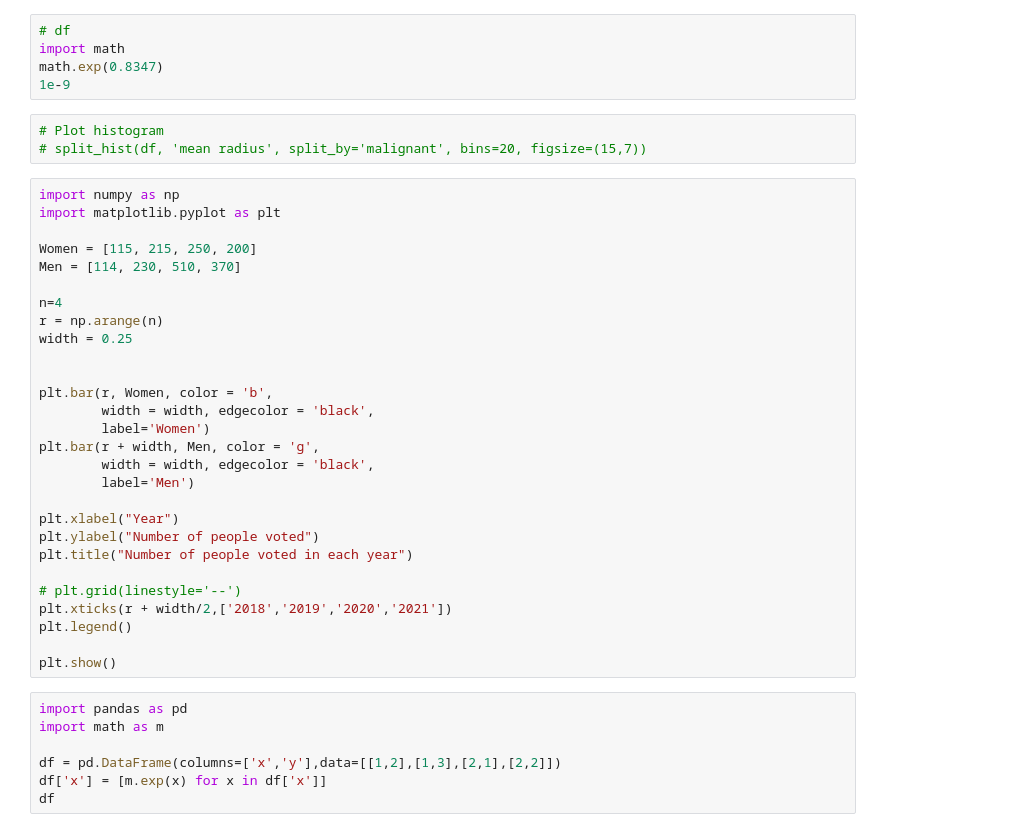
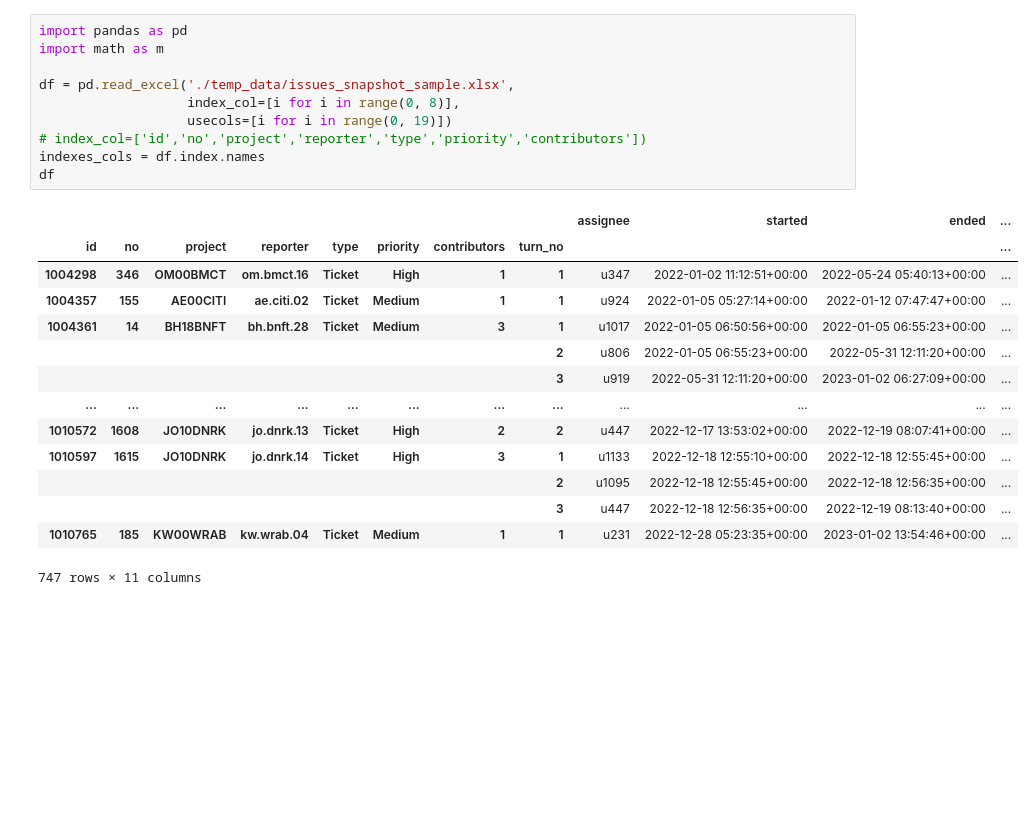
Before and after one commit to mohammadabdellatif/toward-performance-appraisal-automation-thesis, a Jupyter notebook: Untitled.ipynb, the cells around one changed output. Cells and saved outputs as stored; diff of their text form; blank space fills up the shorter version.

```diff
--- a/Untitled.ipynb
+++ b/Untitled.ipynb
@@ -10,43 +1,25 @@ from dython.data_utils import split_hist
-# %%
-# df
-import math
-math.exp(0.8347)
-1e-9
-# %%
-# Plot histogram
-# split_hist(df, 'mean radius', split_by='malignant', bins=20, figsize=(15,7))
-# %%
-import numpy as np
-import matplotlib.pyplot as plt
-
-Women = [115, 215, 250, 200]
-Men = [114, 230, 510, 370]
-
-n=4
-r = np.arange(n)
-width = 0.25
-
-
-plt.bar(r, Women, color = 'b',
-		width = width, edgecolor = 'black',
-		label='Women')
-plt.bar(r + width, Men, color = 'g',
-		width = width, edgecolor = 'black',
-		label='Men')
-
-plt.xlabel("Year")
-plt.ylabel("Number of people voted")
-plt.title("Number of people voted in each year")
-
-# plt.grid(linestyle='--')
-plt.xticks(r + width/2,['2018','2019','2020','2021'])
-plt.legend()
-
-plt.show()
-# %%
-import pandas as pd
-import math as m
-
-df = pd.DataFrame(columns=['x','y'],data=[[1,2],[1,3],[2,1],[2,2]])
-df['x'] = [m.exp(x) for x in df['x']]
-df
+# %%
+import pandas as pd
+import math as m
+
+df = pd.read_excel('./temp_data/issues_snapshot_sample.xlsx',
+                   index_col=[i for i in range(0, 8)],
+                   usecols=[i for i in range(0, 19)])
+# index_col=['id','no','project','reporter','type','priority','contributors'])
+indexes_cols = df.index.names
+df
+# %% [output]
+|  |  |  |  |  |  |  |  | assignee | started | ended | ... |
+| id | no | project | reporter | type | priority | contributors | turn_no |  |  |  | ... |
+| 1004298 | 346 | OM00BMCT | om.bmct.16 | Ticket | High | 1 | 1 | u347 | 2022-01-02 11:12:51+00:00 | 2022-05-24 05:40:13+00:00 | ... |
+| 1004357 | 155 | AE00CITI | ae.citi.02 | Ticket | Medium | 1 | 1 | u924 | 2022-01-05 05:27:14+00:00 | 2022-01-12 07:47:47+00:00 | ... |
+| 1004361 | 14 | BH18BNFT | bh.bnft.28 | Ticket | Medium | 3 | 1 | u1017 | 2022-01-05 06:50:56+00:00 | 2022-01-05 06:55:23+00:00 | ... |
+|  |  |  |  |  |  |  | 2 | u806 | 2022-01-05 06:55:23+00:00 | 2022-05-31 12:11:20+00:00 | ... |
+|  |  |  |  |  |  |  | 3 | u919 | 2022-05-31 12:11:20+00:00 | 2023-01-02 06:27:09+00:00 | ... |
+| ... | ... | ... | ... | ... | ... | ... | ... | ... | ... | ... | ... |
+| 1010572 | 1608 | JO10DNRK | jo.dnrk.13 | Ticket | High | 2 | 2 | u447 | 2022-12-17 13:53:02+00:00 | 2022-12-19 08:07:41+00:00 | ... |
+| 1010597 | 1615 | JO10DNRK | jo.dnrk.14 | Ticket | High | 3 | 1 | u1133 | 2022-12-18 12:55:10+00:00 | 2022-12-18 12:55:45+00:00 | ... |
+|  |  |  |  |  |  |  | 2 | u1095 | 2022-12-18 12:55:45+00:00 | 2022-12-18 12:56:35+00:00 | ... |
+|  |  |  |  |  |  |  | 3 | u447 | 2022-12-18 12:56:35+00:00 | 2022-12-19 08:13:40+00:00 | ... |
+| 1010765 | 185 | KW00WRAB | kw.wrab.04 | Ticket | Medium | 1 | 1 | u231 | 2022-12-28 05:23:35+00:00 | 2023-01-02 13:54:46+00:00 | ... |
+747 rows × 11 columns
```
Also changed, not shown: parts of 3 cells of this notebook, 11 other files.
